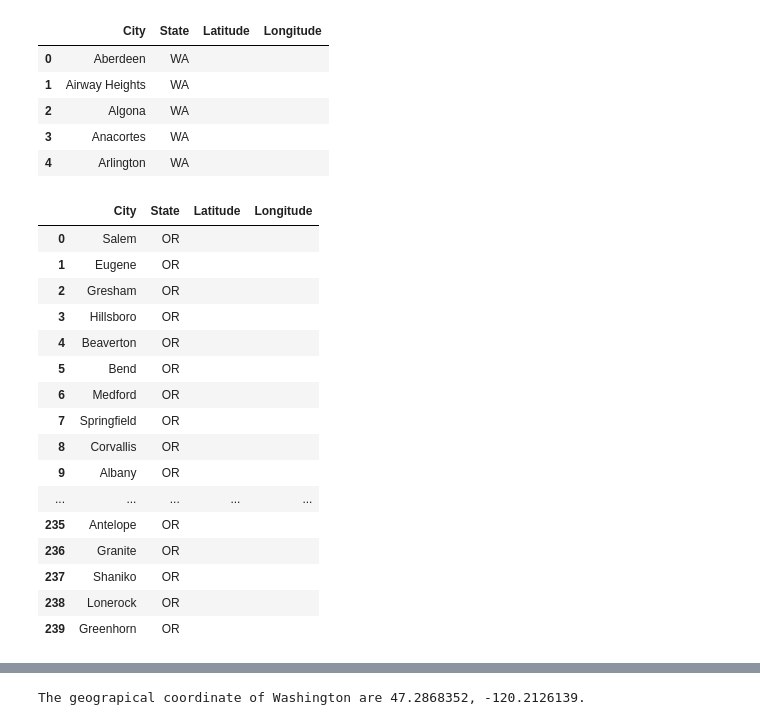
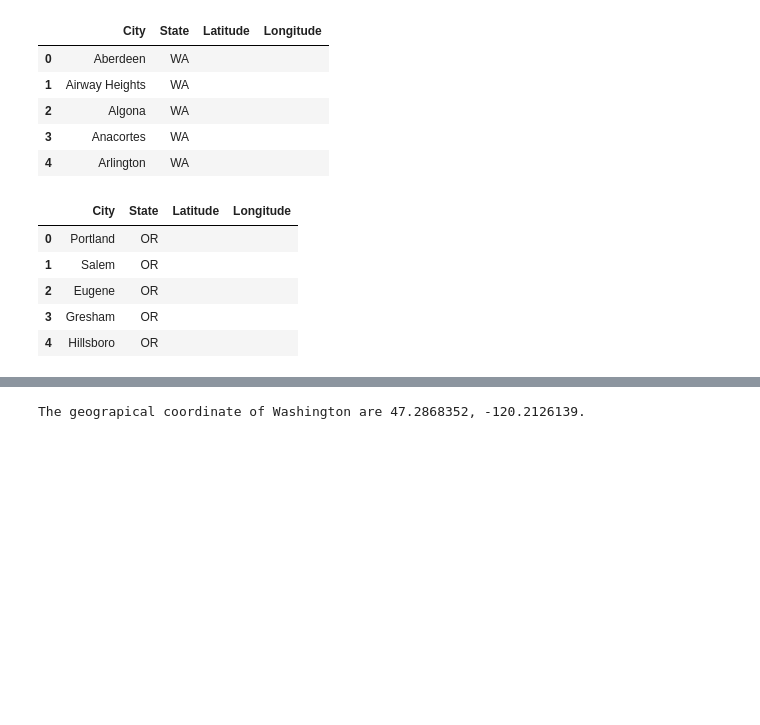
Before and after one commit to mingz2/Coursera_Capstone, a Jupyter notebook: PNWCities.ipynb, the cells around one changed output, grey strips where cells are left out. Cells and saved outputs as stored; diff of their text form; code cells hidden in the pictures; blank space fills up the shorter version.

```diff
--- a/PNWCities.ipynb
+++ b/PNWCities.ipynb
@@ -61,33 +61,22 @@ df_wa.head()
 # %%
 # Web scraping to extract preliminary data
 # List of cities in Oregon State
 tables = pd.read_html("https://en.wikipedia.org/wiki/List_of_cities_in_Oregon")
 df_or = tables[1]
 df_or = df_or.iloc[:,1:2]
 df_or['City'] = df_or['City'].str.replace('†', '')
 df_or = df_or.reset_index(drop=True)
 df_or['State']='OR'
 df_or['Latitude']=''
 df_or['Longitude']=''
-df_or
+df_or.head()
 # %% [output]
 |  | City | State | Latitude | Longitude |
-| 0 | Salem | OR |  |  |
-| 1 | Eugene | OR |  |  |
-| 2 | Gresham | OR |  |  |
-| 3 | Hillsboro | OR |  |  |
-| 4 | Beaverton | OR |  |  |
-| 5 | Bend | OR |  |  |
-| 6 | Medford | OR |  |  |
-| 7 | Springfield | OR |  |  |
-| 8 | Corvallis | OR |  |  |
-| 9 | Albany | OR |  |  |
-| ... | ... | ... | ... | ... |
-| 235 | Antelope | OR |  |  |
-| 236 | Granite | OR |  |  |
-| 237 | Shaniko | OR |  |  |
-| 238 | Lonerock | OR |  |  |
-| 239 | Greenhorn | OR |  |  |
+| 0 | Portland | OR |  |  |
+| 1 | Salem | OR |  |  |
+| 2 | Eugene | OR |  |  |
+| 3 | Gresham | OR |  |  |
+| 4 | Hillsboro | OR |  |  |
 # %%
 # Web scraping to extract preliminary data
 # List of cities in Idaoho State
```
Also changed, not shown: parts of 5 cells of this notebook.
